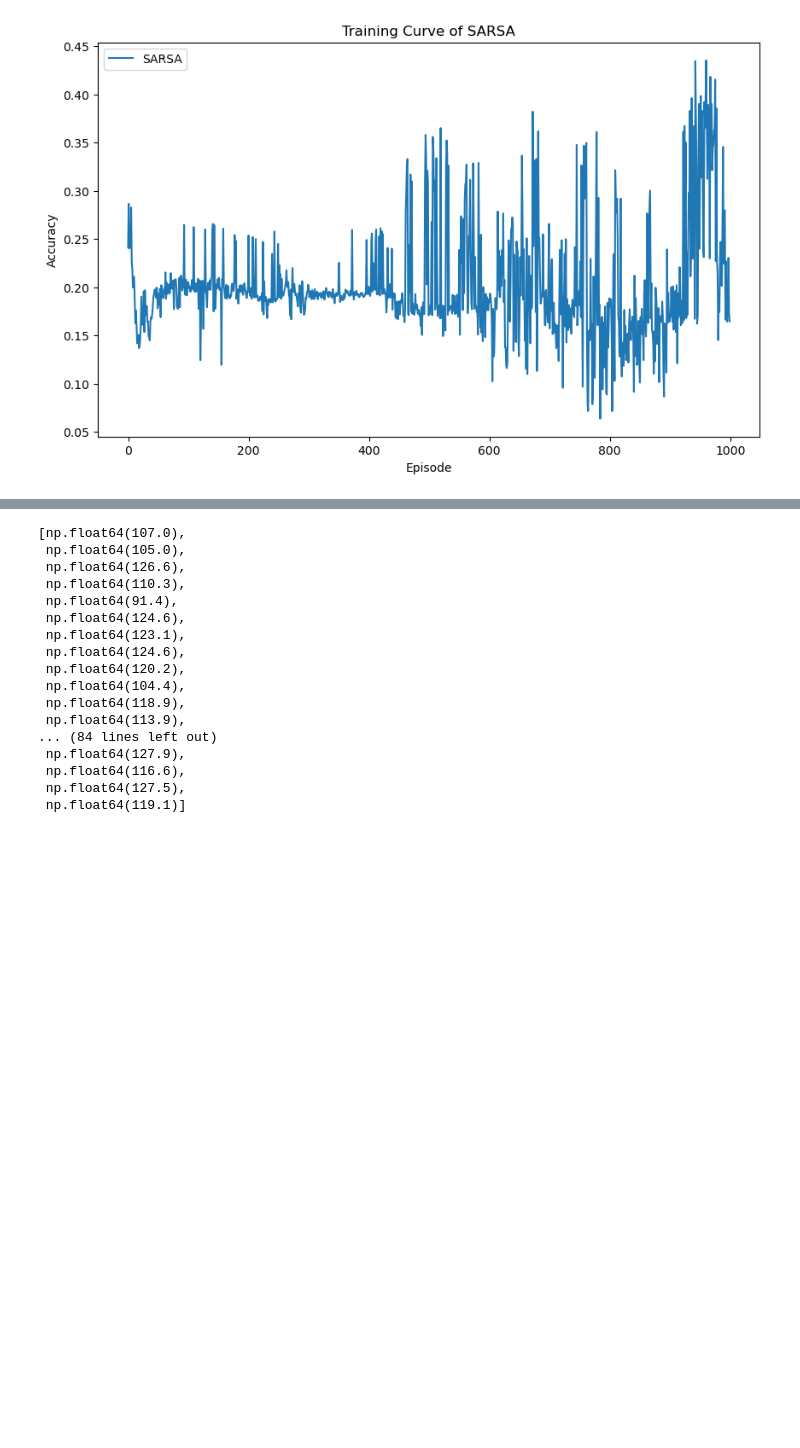
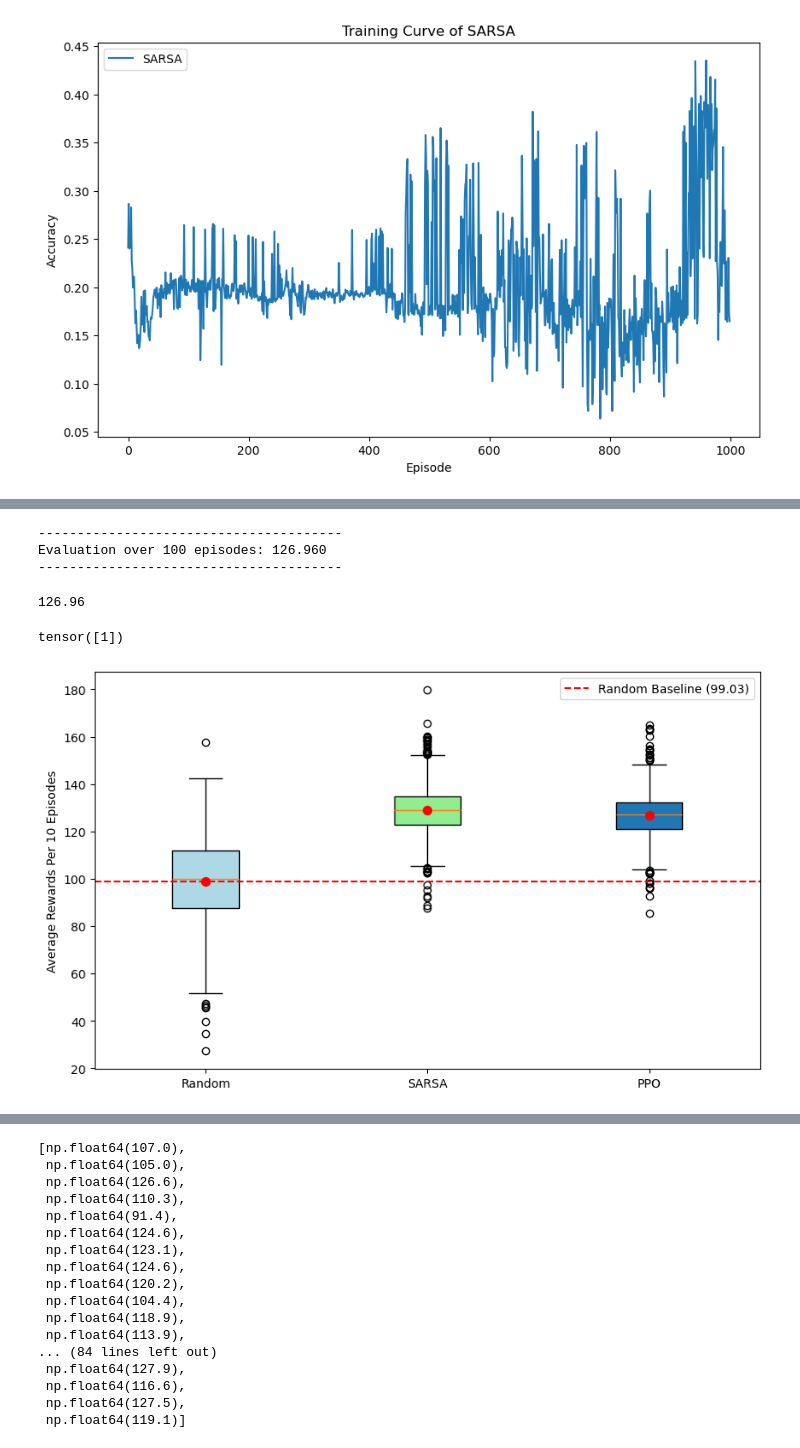
Before and after one commit to duanyang25/COS435_adaptive_mathtutor, a Jupyter notebook: models/simulator_and_model/SARSA.ipynb, the cells around one changed output, grey strips where cells are left out. Cells and saved outputs as stored; diff of their text form; code cells hidden in the pictures; blank space fills up the shorter version.

Commit message:
add SARSA for simulator

```diff
--- a/models/simulator_and_model/SARSA.ipynb
+++ b/models/simulator_and_model/SARSA.ipynb
@@ -381,0 +350,76 @@ Requirement already satisfied: pickleshare in /opt/anaconda3/lib/python3.12/site
+# %%
+next_state, reward, done, info, _  = env.step(0)
+# %%
+class PolicyWrapper:
+    def __init__(self, network):
+        self.model = network
+    def select_action(self, state):
+        q_values = self.model(torch.FloatTensor(state))
+        return torch.argmax(q_values).item()
+
+class RandomPolicy:
+    def forward(self, x):
+      ##### Code implementation here #####
+      return uniform_dist()
+    def select_action(self,state):
+        return torch.randint(0, 4, (1,))
+
+
+
+
+def reward(self, penalty, action):
+    extra = 0
+    if self.done == 1 and self.correct_solution == 0:
+        extra = -8
+    if action == 2:
+        penalty = -5
+    return self.prob_count * 13 + self.listen_to_feedback_count * 10 + extra + penalty + self.convo_turn + self.progress_delta
+
+env = simulator(reward)
+eval_policy(PolicyWrapper(sarsa_network), env, eval_episodes=100)
+# %% [output]
+---------------------------------------
+Evaluation over 100 episodes: 126.960
+---------------------------------------
+126.96
+# %%
+SARSA_returns = [eval_policy(PolicyWrapper(sarsa_network), env, eval_episodes=10) for i in range(1000)]
+random_returns = [eval_policy(RandomPolicy(), env, eval_episodes=10) for i in range(1000)]
+# %%
+torch.randint(0, 4, (1,))
+# %% [output]
+tensor([1])
+# %%
+import pickle
+file = open('../ppo_returns.pkl', 'rb')
+ppo_returns = pickle.load(file)
+file.close()
+# %%
+plt.figure(figsize=(10, 6))
+
+data = [random_returns, SARSA_returns, ppo_returns]
+labels = ['Random', "SARSA", "PPO"]
+
+box = plt.boxplot(data, patch_artist=True, labels=labels)
+colors = ['lightblue', 'lightgreen']
+for patch, color in zip(box['boxes'], colors):
+    patch.set_facecolor(color)
+
+for i, d in enumerate(data):
+    plt.scatter(i+1, np.mean(d), marker='o', color='red', s=50, zorder=10)
+
+
+plt.axhline(y=np.mean(random_returns), c='red', linestyle='dashed', label=f"Random Baseline ({np.mean(random_returns):.2f})")
+
+plt.legend()
+
+plt.ylabel('Average Rewards Per 10 Episodes')
+# plt.title('Distribution of Returns by Model')
+# plt.grid(True, linestyle='--', alpha=0.7)
+
+
+plt.savefig('returns_comparison.png', dpi=300, bbox_inches='tight')
+plt.show()
+plt.close()
+# %% [output]
+[figure, added]
```
Also changed, not shown: parts of 9 cells of this notebook, 5 other files.
